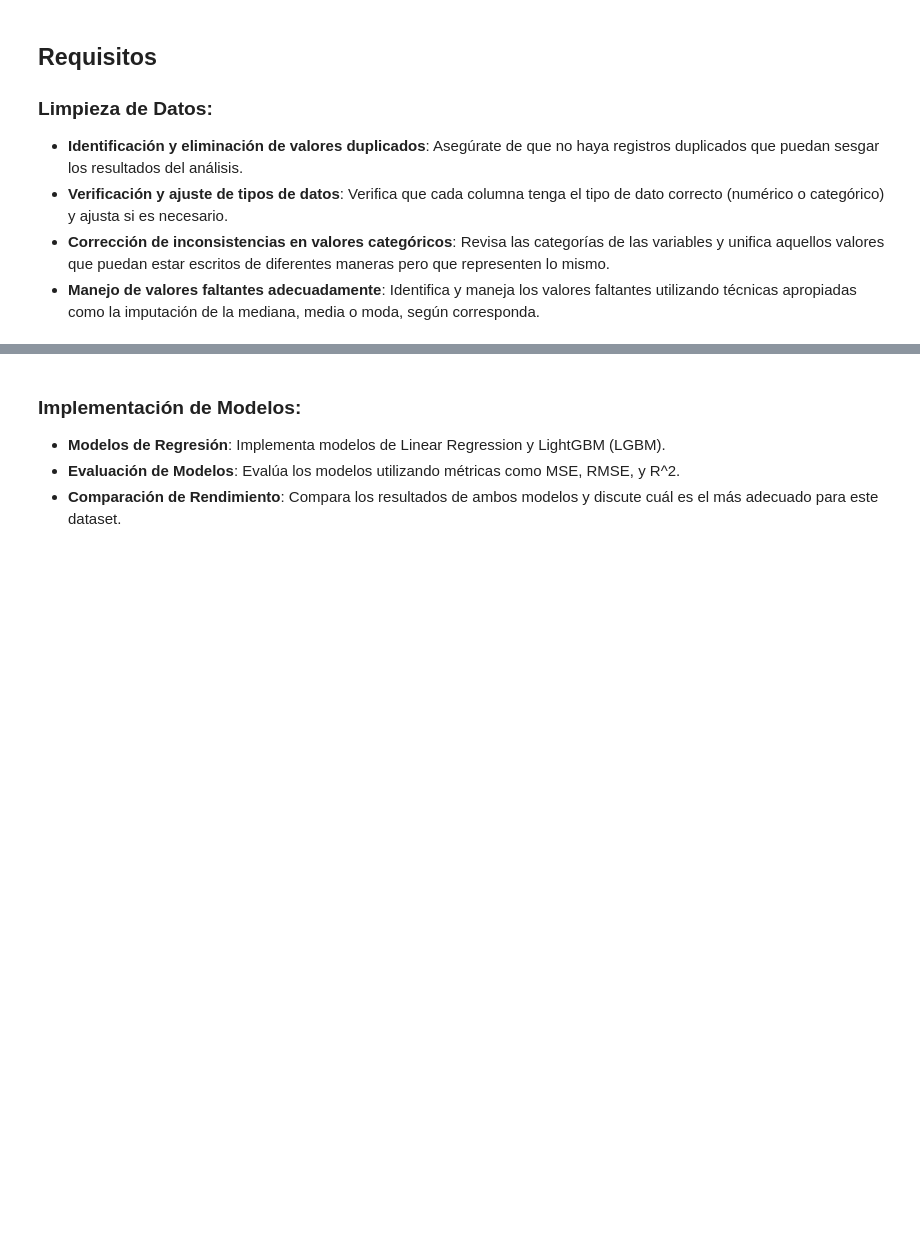
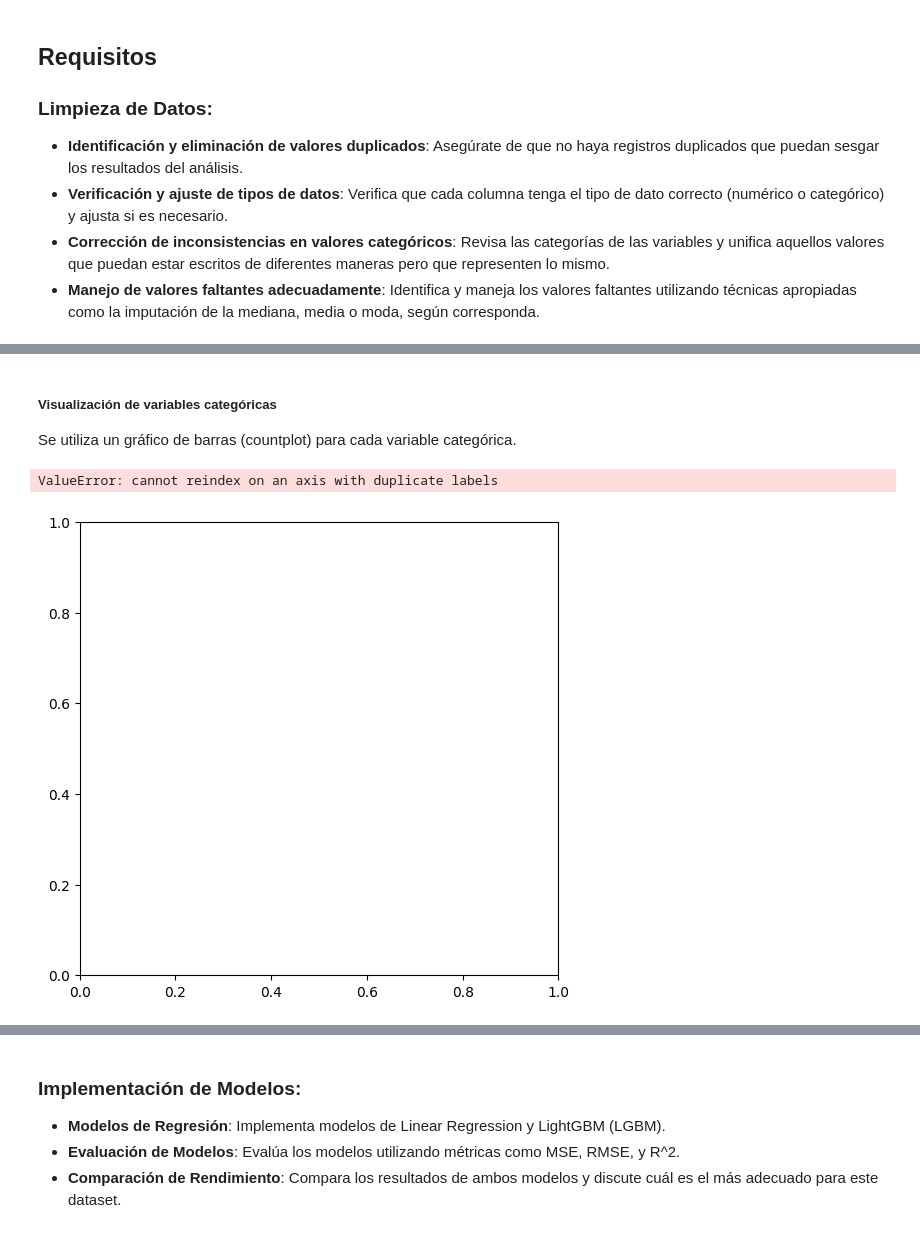
Before and after one commit to romi-escobar/Examen_de_Certificacion-Version_C, a Jupyter notebook: src/Machine_Learning/intento_1.ipynb, the cells around one changed output, grey strips where cells are left out. Drawn from its saved outputs; the diff is of its cells as text; code cells hidden in the pictures; blank space fills up the shorter version.

```diff
--- a/src/Machine_Learning/intento_1.ipynb
+++ b/src/Machine_Learning/intento_1.ipynb
@@ -96,0 +276,20 @@ El **«House Prices Dataset»** contiene datos sobre diversas características d
+# %% [markdown]
+##### Visualización de variables categóricas
+Se utiliza un gráfico de barras (countplot) para cada variable categórica.
+# %%
+n = len(cat_cols)
+rows = (n + 2) // 3
+
+plt.figure(figsize=(21, rows * 7))
+
+for i, col in enumerate(cat_cols):
+    plt.subplot(rows, 3, i + 1)
+    sns.countplot(x=df[col])
+    plt.title(f'{col}')
+    plt.xticks(rotation=90)
+
+plt.tight_layout()
+plt.show()
+# %% [output]
+ValueError: cannot reindex on an axis with duplicate labels
+[figure, added]
```
Also changed, not shown: parts of 65 cells of this notebook, 1 other file.
